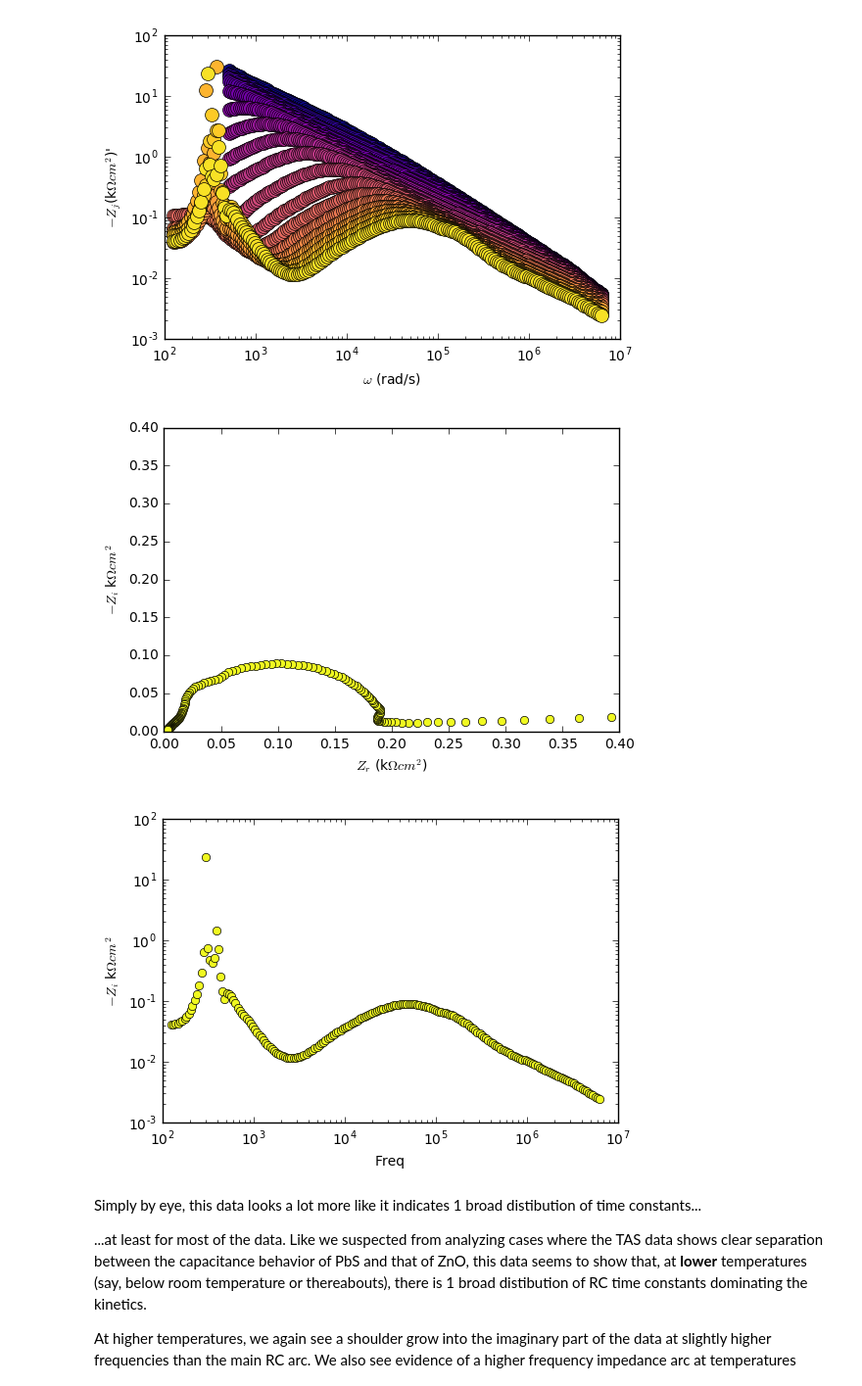
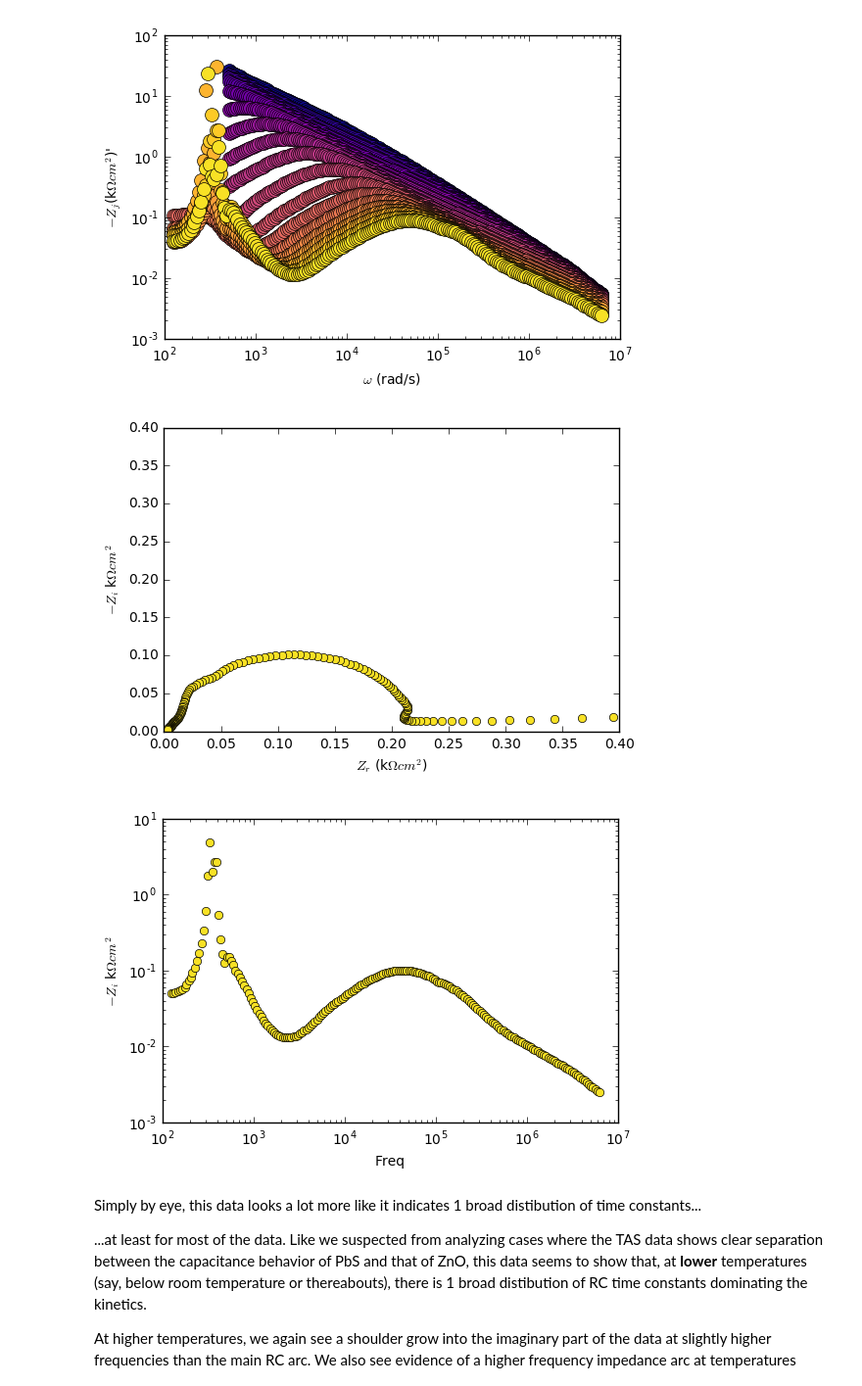
Before and after one commit to es-wong/Impedance-Project, a Jupyter notebook: oldData_testAnalysis.ipynb, the cells around one changed output. Shown at 98% size. Drawn from its saved outputs; the diff is of its cells as text; code cells hidden in the pictures.

```diff
--- a/oldData_testAnalysis.ipynb
+++ b/oldData_testAnalysis.ipynb
@@ -93,7 +93,7 @@ import os
 os.chdir('C:\\Users\\Eric\\Desktop\\Lab_Work\\impedance\\PbS-TBAI\\oldData\\WLS_2_ref\\data')
 
 # os.listdir()
-tmax = 18
+tmax = 19
 T = np.linspace(150,150+(10*tmax),tmax,endpoint=False)
 devNum = 2
 voltage1 = 400
@@ -266,30 +266,30 @@ ax.set_ylim([1e-3,1e2]);
 # %%
 # inspect the plots by temperature to see where we should cut the data off
 
-tstar = 18
+tstar = 17
 
 # Nyquist plots
 fig,ax = plt.subplots(1,1)
 # for t,c in zip(range(11,tmax),colSet):
 ax.plot(Zr400(tstar),-Zi400(tstar),'o',color = tuple(colSet[tstar]))
 ax.set_xlabel("$Z_{r}$ (k$\Omega cm^{2}$)")
 ax.set_ylabel("$-Z_{i}$ k$\Omega cm^{2}$")
 ax.axis([0,.4, 0,0.4])
 # plt.savefig('nyquist_all_zoom.png')
 
 
 fig,ax = plt.subplots(1,1)
 # for t,c in zip(range(11,tmax),colSet):
 ax.plot(w(tstar),abs(-Zi400(tstar)),'o', color = tuple(colSet[tstar]))
 ax.set_xlabel("Freq")
 ax.set_ylabel("$-Z_{i}$ k$\Omega cm^{2}$")
 ax.set_xscale("log")
 ax.set_yscale("log")
 # ax.axis([0,5, 0,1])
 # plt.savefig('nyquist_all_zoom.png')
 # %% [output]
-[figure, old version]
+[figure, new version]
-[figure, old version]
+[figure, new version]
 # %% [markdown]
 Simply by eye, this data looks a lot more like it indicates 1 broad distibution of time constants...
 
```
Also changed, not shown: parts of 12 cells of this notebook.
